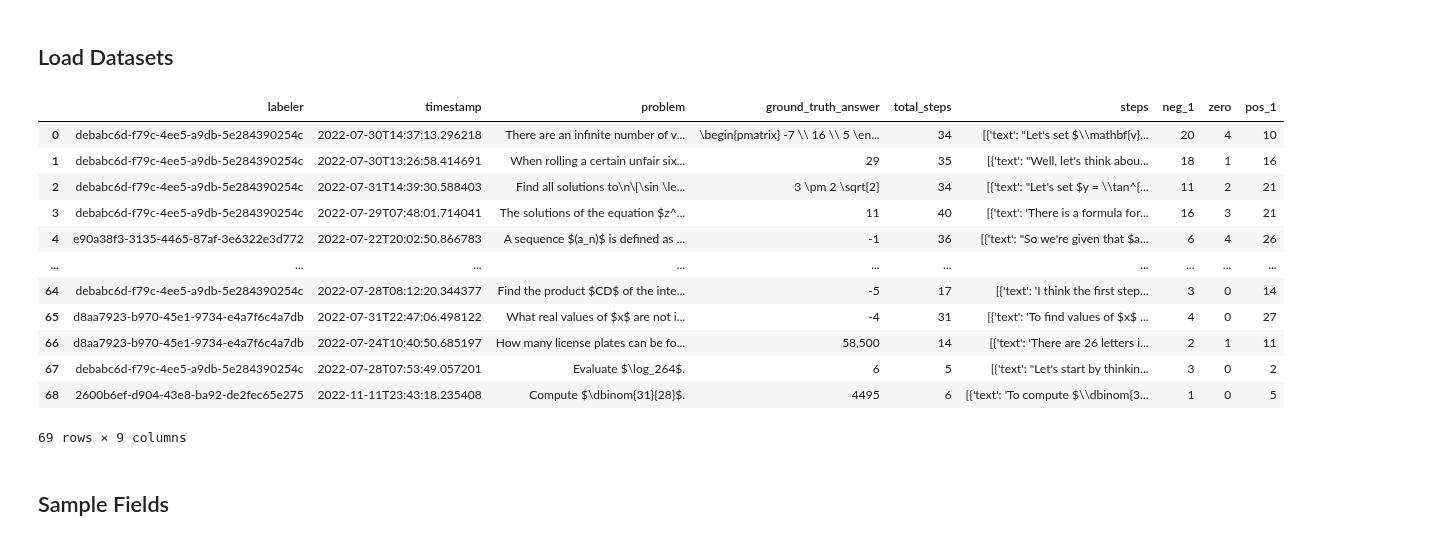
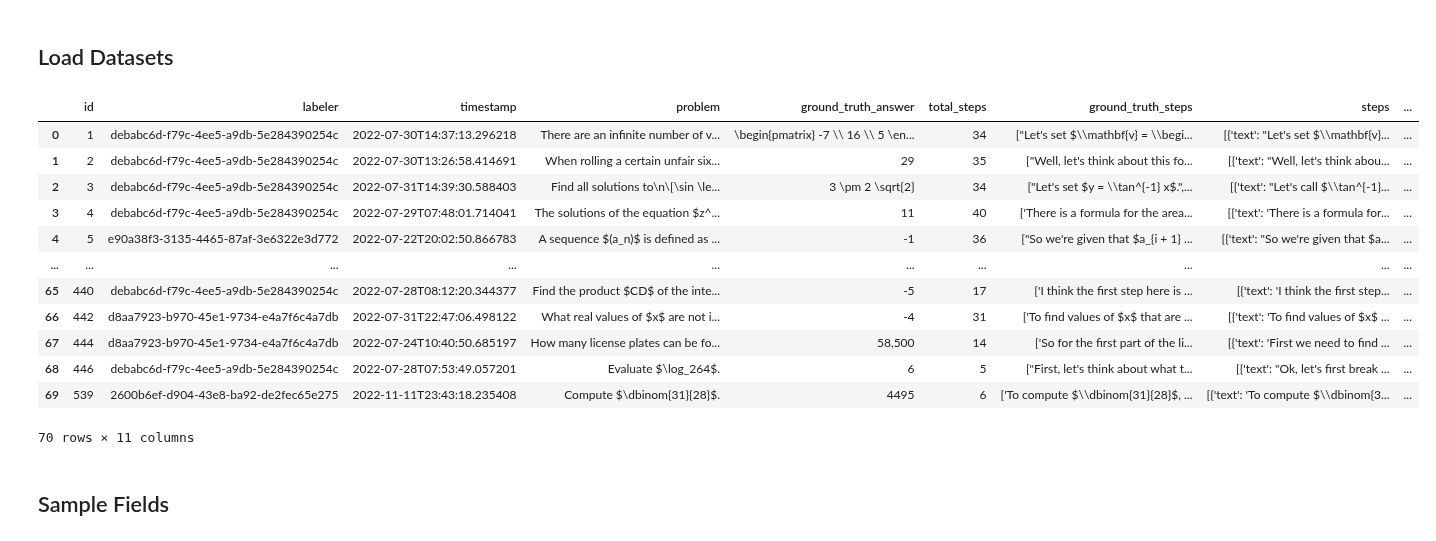
Before and after one commit to eugeniusms/textgrad-TextualVerifier, a Jupyter notebook: evaluation/textualverifier_only/03c-EDA-Sample-Dataset-Algo3-Clean.ipynb, the cells around one changed output. Cells and saved outputs as stored; diff of their text form; code cells hidden in the pictures.

Commit message:
feat: update prm due to ground steps

```diff
--- a/evaluation/textualverifier_only/03c-EDA-Sample-Dataset-Algo3-Clean.ipynb
+++ b/evaluation/textualverifier_only/03c-EDA-Sample-Dataset-Algo3-Clean.ipynb
@@ -12,22 +12,22 @@ from numpy.polynomial.polynomial import polyfit
 # %% [markdown]
 ## Load Datasets
 # %%
-sample = pd.read_csv("datasets/sample/prm800k-02-algo3-clean.csv")
+sample = pd.read_csv("datasets/sample/prm800k-03-algo3-clean.csv")
 sample
 # %% [output]
-|  | labeler | timestamp | problem | ground_truth_answer | total_steps | steps | neg_1 | zero | pos_1 |
-| 0 | debabc6d-f79c-4ee5-a9db-5e284390254c | 2022-07-30T14:37:13.296218 | There are an infinite number of v... | \begin{pmatrix} -7 \\ 16 \\ 5 \en... | 34 | [{'text': "Let's set $\\mathbf{v}... | 20 | 4 | 10 |
-| 1 | debabc6d-f79c-4ee5-a9db-5e284390254c | 2022-07-30T13:26:58.414691 | When rolling a certain unfair six... | 29 | 35 | [{'text': "Well, let's think abou... | 18 | 1 | 16 |
-| 2 | debabc6d-f79c-4ee5-a9db-5e284390254c | 2022-07-31T14:39:30.588403 | Find all solutions to\n\[\sin \le... | 3 \pm 2 \sqrt{2} | 34 | [{'text': "Let's set $y = \\tan^{... | 11 | 2 | 21 |
-| 3 | debabc6d-f79c-4ee5-a9db-5e284390254c | 2022-07-29T07:48:01.714041 | The solutions of the equation $z^... | 11 | 40 | [{'text': 'There is a formula for... | 16 | 3 | 21 |
-| 4 | e90a38f3-3135-4465-87af-3e6322e3d772 | 2022-07-22T20:02:50.866783 | A sequence $(a_n)$ is defined as ... | -1 | 36 | [{'text': "So we're given that $a... | 6 | 4 | 26 |
+|  | id | labeler | timestamp | problem | ground_truth_answer | total_steps | ground_truth_steps | steps | ... |
+| 0 | 1 | debabc6d-f79c-4ee5-a9db-5e284390254c | 2022-07-30T14:37:13.296218 | There are an infinite number of v... | \begin{pmatrix} -7 \\ 16 \\ 5 \en... | 34 | ["Let's set $\\mathbf{v} = \\begi... | [{'text': "Let's set $\\mathbf{v}... | ... |
+| 1 | 2 | debabc6d-f79c-4ee5-a9db-5e284390254c | 2022-07-30T13:26:58.414691 | When rolling a certain unfair six... | 29 | 35 | ["Well, let's think about this fo... | [{'text': "Well, let's think abou... | ... |
+| 2 | 3 | debabc6d-f79c-4ee5-a9db-5e284390254c | 2022-07-31T14:39:30.588403 | Find all solutions to\n\[\sin \le... | 3 \pm 2 \sqrt{2} | 34 | ["Let's set $y = \\tan^{-1} x$.",... | [{'text': "Let's call $\\tan^{-1}... | ... |
+| 3 | 4 | debabc6d-f79c-4ee5-a9db-5e284390254c | 2022-07-29T07:48:01.714041 | The solutions of the equation $z^... | 11 | 40 | ['There is a formula for the area... | [{'text': 'There is a formula for... | ... |
+| 4 | 5 | e90a38f3-3135-4465-87af-3e6322e3d772 | 2022-07-22T20:02:50.866783 | A sequence $(a_n)$ is defined as ... | -1 | 36 | ["So we're given that $a_{i + 1} ... | [{'text': "So we're given that $a... | ... |
 | ... | ... | ... | ... | ... | ... | ... | ... | ... | ... |
-| 64 | debabc6d-f79c-4ee5-a9db-5e284390254c | 2022-07-28T08:12:20.344377 | Find the product $CD$ of the inte... | -5 | 17 | [{'text': 'I think the first step... | 3 | 0 | 14 |
-| 65 | d8aa7923-b970-45e1-9734-e4a7f6c4a7db | 2022-07-31T22:47:06.498122 | What real values of $x$ are not i... | -4 | 31 | [{'text': 'To find values of $x$ ... | 4 | 0 | 27 |
-| 66 | d8aa7923-b970-45e1-9734-e4a7f6c4a7db | 2022-07-24T10:40:50.685197 | How many license plates can be fo... | 58,500 | 14 | [{'text': 'There are 26 letters i... | 2 | 1 | 11 |
-| 67 | debabc6d-f79c-4ee5-a9db-5e284390254c | 2022-07-28T07:53:49.057201 | Evaluate $\log_264$. | 6 | 5 | [{'text': "Let's start by thinkin... | 3 | 0 | 2 |
-| 68 | 2600b6ef-d904-43e8-ba92-de2fec65e275 | 2022-11-11T23:43:18.235408 | Compute $\dbinom{31}{28}$. | 4495 | 6 | [{'text': 'To compute $\\dbinom{3... | 1 | 0 | 5 |
+| 65 | 440 | debabc6d-f79c-4ee5-a9db-5e284390254c | 2022-07-28T08:12:20.344377 | Find the product $CD$ of the inte... | -5 | 17 | ['I think the first step here is ... | [{'text': 'I think the first step... | ... |
+| 66 | 442 | d8aa7923-b970-45e1-9734-e4a7f6c4a7db | 2022-07-31T22:47:06.498122 | What real values of $x$ are not i... | -4 | 31 | ['To find values of $x$ that are ... | [{'text': 'To find values of $x$ ... | ... |
+| 67 | 444 | d8aa7923-b970-45e1-9734-e4a7f6c4a7db | 2022-07-24T10:40:50.685197 | How many license plates can be fo... | 58,500 | 14 | ['So for the first part of the li... | [{'text': 'First we need to find ... | ... |
+| 68 | 446 | debabc6d-f79c-4ee5-a9db-5e284390254c | 2022-07-28T07:53:49.057201 | Evaluate $\log_264$. | 6 | 5 | ["First, let's think about what t... | [{'text': "Ok, let's first break ... | ... |
+| 69 | 539 | 2600b6ef-d904-43e8-ba92-de2fec65e275 | 2022-11-11T23:43:18.235408 | Compute $\dbinom{31}{28}$. | 4495 | 6 | ['To compute $\\dbinom{31}{28}$, ... | [{'text': 'To compute $\\dbinom{3... | ... |
-69 rows × 9 columns
+70 rows × 11 columns
 # %% [markdown]
 ## Sample Fields
 # %% [markdown]
```
Also changed, not shown: parts of 5 cells of this notebook, 9 other files.
